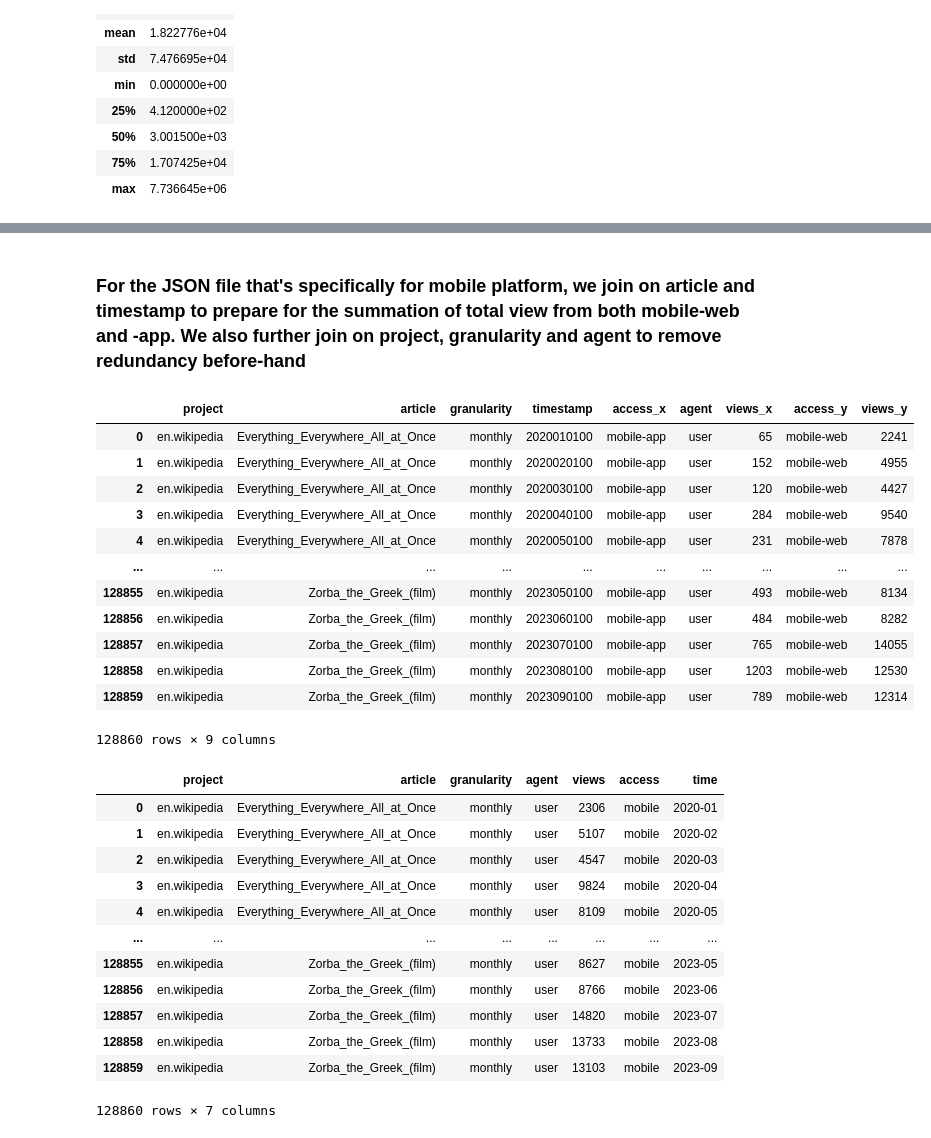
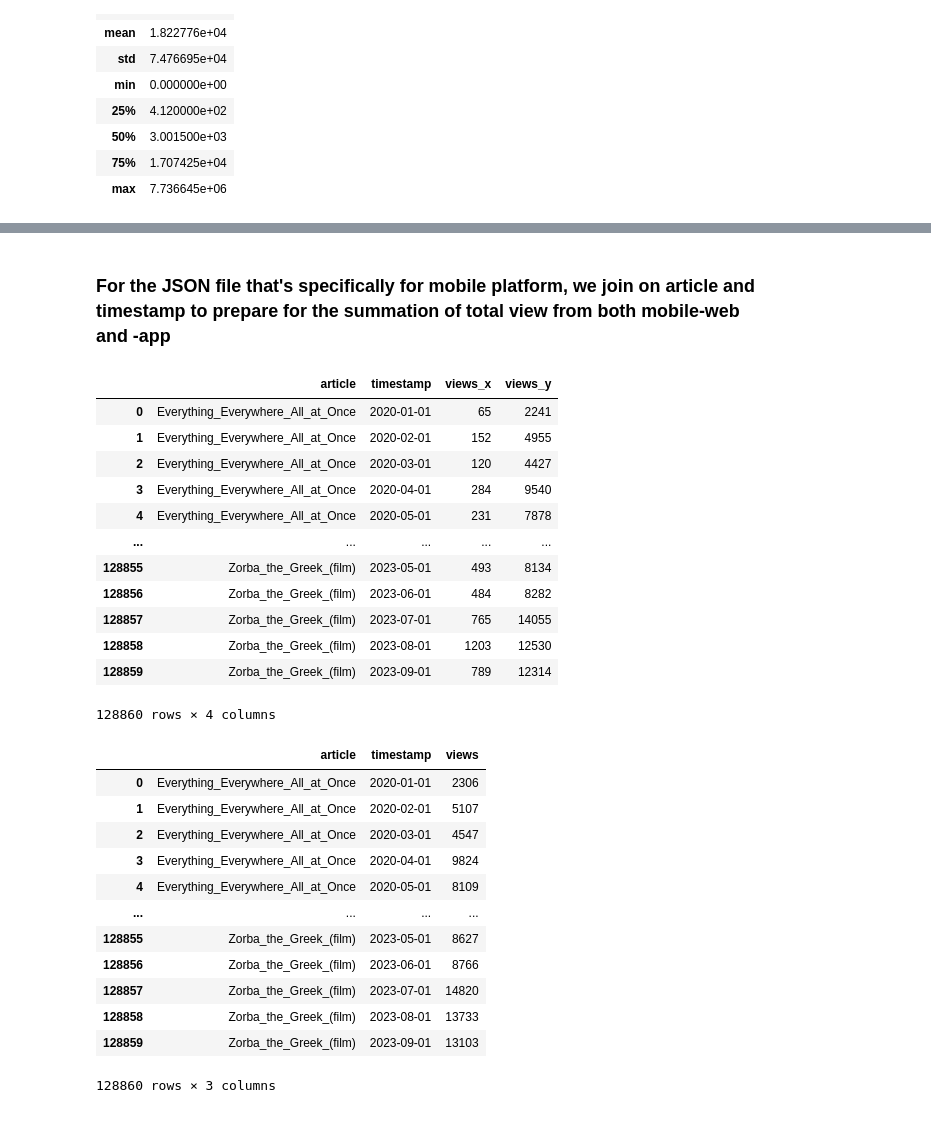
Before and after one commit to hww1999/UW_MSDS_Data512_AU23_HW1, a Jupyter notebook: data/data processing.ipynb, the cells around one changed output, grey strips where cells are left out. Drawn from its saved outputs; the diff is of its cells as text; code cells hidden in the pictures.

```diff
--- a/data/data processing.ipynb
+++ b/data/data processing.ipynb
@@ -16,2 +22,14 @@ df_mobile_web = pd.json_normalize(df_mobile_web)
+# %%
+df_mobile_app['month'] = df_mobile_app['timestamp'].str.slice(start=4,stop=6)
+df_mobile_app['year'] =df_mobile_app['timestamp'].str.slice(stop=4)
+df_mobile_app['timestamp'] = df_mobile_app[['year', 'month']].agg('-'.join, axis=1)
+df_mobile_app = df_mobile_app.drop(columns=['project', 'granularity', 'access', 'agent', 'year', 'month'])
+df_mobile_app['timestamp'] = pd.to_datetime(df_mobile_app['timestamp'])
+# %%
+df_mobile_web['month'] = df_mobile_web['timestamp'].str.slice(start=4,stop=6)
+df_mobile_web['year'] =df_mobile_web['timestamp'].str.slice(stop=4)
+df_mobile_web['timestamp'] = df_mobile_web[['year', 'month']].agg('-'.join, axis=1)
+df_mobile_web = df_mobile_web.drop(columns=['project', 'granularity', 'access', 'agent', 'year', 'month'])
+df_mobile_web['timestamp'] = pd.to_datetime(df_mobile_web['timestamp'])
 # %% [markdown]
 From the below, we have the basic information of the number of views from different platforms.
@@ -92,24 +111,24 @@ df_desktop
 # %% [markdown]
-### For the JSON file that's specifically for mobile platform, we join on article and timestamp to prepare for the summation of total view from both mobile-web and -app. We also further join on project, granularity and agent to remove redundancy before-hand
+### For the JSON file that's specifically for mobile platform, we join on article and timestamp to prepare for the summation of total view from both mobile-web and -app
 # %%
 # join on article and timestamp to prepare for the summation of total view from both mobile-web and -app
 # further join on project, granularity and agent to remove redundancy before hand
 
-mobile = pd.merge(df_mobile_app, df_mobile_web, on=['project','article','timestamp','granularity','agent'])
+mobile = pd.merge(df_mobile_app, df_mobile_web, on=['article','timestamp'])
 mobile
 # %% [output]
-|  | project | article | granularity | timestamp | access_x | agent | views_x | access_y | views_y |
-| 0 | en.wikipedia | Everything_Everywhere_All_at_Once | monthly | 2020010100 | mobile-app | user | 65 | mobile-web | 2241 |
-| 1 | en.wikipedia | Everything_Everywhere_All_at_Once | monthly | 2020020100 | mobile-app | user | 152 | mobile-web | 4955 |
-| 2 | en.wikipedia | Everything_Everywhere_All_at_Once | monthly | 2020030100 | mobile-app | user | 120 | mobile-web | 4427 |
-| 3 | en.wikipedia | Everything_Everywhere_All_at_Once | monthly | 2020040100 | mobile-app | user | 284 | mobile-web | 9540 |
-| 4 | en.wikipedia | Everything_Everywhere_All_at_Once | monthly | 2020050100 | mobile-app | user | 231 | mobile-web | 7878 |
-| ... | ... | ... | ... | ... | ... | ... | ... | ... | ... |
-| 128855 | en.wikipedia | Zorba_the_Greek_(film) | monthly | 2023050100 | mobile-app | user | 493 | mobile-web | 8134 |
-| 128856 | en.wikipedia | Zorba_the_Greek_(film) | monthly | 2023060100 | mobile-app | user | 484 | mobile-web | 8282 |
-| 128857 | en.wikipedia | Zorba_the_Greek_(film) | monthly | 2023070100 | mobile-app | user | 765 | mobile-web | 14055 |
-| 128858 | en.wikipedia | Zorba_the_Greek_(film) | monthly | 2023080100 | mobile-app | user | 1203 | mobile-web | 12530 |
-| 128859 | en.wikipedia | Zorba_the_Greek_(film) | monthly | 2023090100 | mobile-app | user | 789 | mobile-web | 12314 |
+|  | article | timestamp | views_x | views_y |
+| 0 | Everything_Everywhere_All_at_Once | 2020-01-01 | 65 | 2241 |
+| 1 | Everything_Everywhere_All_at_Once | 2020-02-01 | 152 | 4955 |
+| 2 | Everything_Everywhere_All_at_Once | 2020-03-01 | 120 | 4427 |
+| 3 | Everything_Everywhere_All_at_Once | 2020-04-01 | 284 | 9540 |
+| 4 | Everything_Everywhere_All_at_Once | 2020-05-01 | 231 | 7878 |
+| ... | ... | ... | ... | ... |
+| 128855 | Zorba_the_Greek_(film) | 2023-05-01 | 493 | 8134 |
+| 128856 | Zorba_the_Greek_(film) | 2023-06-01 | 484 | 8282 |
+| 128857 | Zorba_the_Greek_(film) | 2023-07-01 | 765 | 14055 |
+| 128858 | Zorba_the_Greek_(film) | 2023-08-01 | 1203 | 12530 |
+| 128859 | Zorba_the_Greek_(film) | 2023-09-01 | 789 | 12314 |
-128860 rows × 9 columns
+128860 rows × 4 columns
 # %%
 mobile['views'] = mobile['views_x']+mobile['views_y']
@@ -127,20 +135,20 @@ mobile['time'] = mobile[['year', 'month']].agg('-'.join, axis=1)
 # %%
 # remove the redundant columns resulting from joining after the computation
 
-mobile = mobile.drop(columns=['access_x', 'access_y', 'views_x', 'views_y', 'year', 'month', 'timestamp'])
+mobile = mobile.drop(columns=['views_x', 'views_y'])
 mobile
 # %% [output]
-|  | project | article | granularity | agent | views | access | time |
-| 0 | en.wikipedia | Everything_Everywhere_All_at_Once | monthly | user | 2306 | mobile | 2020-01 |
-| 1 | en.wikipedia | Everything_Everywhere_All_at_Once | monthly | user | 5107 | mobile | 2020-02 |
-| 2 | en.wikipedia | Everything_Everywhere_All_at_Once | monthly | user | 4547 | mobile | 2020-03 |
-| 3 | en.wikipedia | Everything_Everywhere_All_at_Once | monthly | user | 9824 | mobile | 2020-04 |
-| 4 | en.wikipedia | Everything_Everywhere_All_at_Once | monthly | user | 8109 | mobile | 2020-05 |
-| ... | ... | ... | ... | ... | ... | ... | ... |
-| 128855 | en.wikipedia | Zorba_the_Greek_(film) | monthly | user | 8627 | mobile | 2023-05 |
-| 128856 | en.wikipedia | Zorba_the_Greek_(film) | monthly | user | 8766 | mobile | 2023-06 |
-| 128857 | en.wikipedia | Zorba_the_Greek_(film) | monthly | user | 14820 | mobile | 2023-07 |
-| 128858 | en.wikipedia | Zorba_the_Greek_(film) | monthly | user | 13733 | mobile | 2023-08 |
-| 128859 | en.wikipedia | Zorba_the_Greek_(film) | monthly | user | 13103 | mobile | 2023-09 |
+|  | article | timestamp | views |
+| 0 | Everything_Everywhere_All_at_Once | 2020-01-01 | 2306 |
+| 1 | Everything_Everywhere_All_at_Once | 2020-02-01 | 5107 |
+| 2 | Everything_Everywhere_All_at_Once | 2020-03-01 | 4547 |
+| 3 | Everything_Everywhere_All_at_Once | 2020-04-01 | 9824 |
+| 4 | Everything_Everywhere_All_at_Once | 2020-05-01 | 8109 |
+| ... | ... | ... | ... |
+| 128855 | Zorba_the_Greek_(film) | 2023-05-01 | 8627 |
+| 128856 | Zorba_the_Greek_(film) | 2023-06-01 | 8766 |
+| 128857 | Zorba_the_Greek_(film) | 2023-07-01 | 14820 |
+| 128858 | Zorba_the_Greek_(film) | 2023-08-01 | 13733 |
+| 128859 | Zorba_the_Greek_(film) | 2023-09-01 | 13103 |
-128860 rows × 7 columns
+128860 rows × 3 columns
 # %% [markdown]
```
Also changed, not shown: parts of 17 cells of this notebook, 3 other files.
